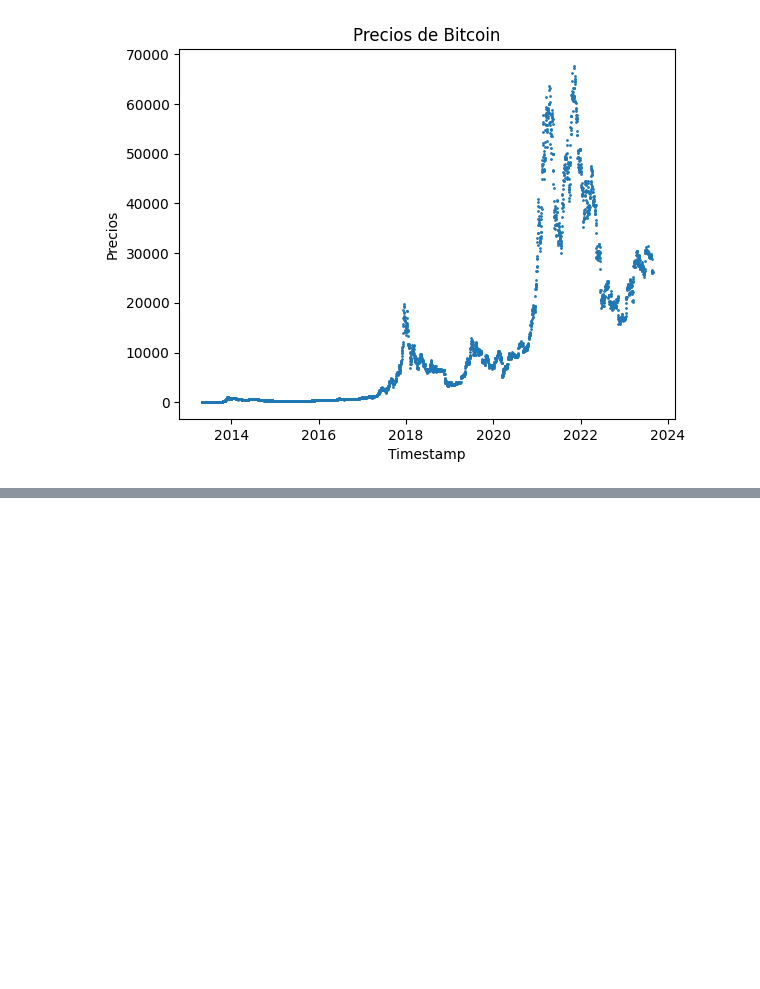
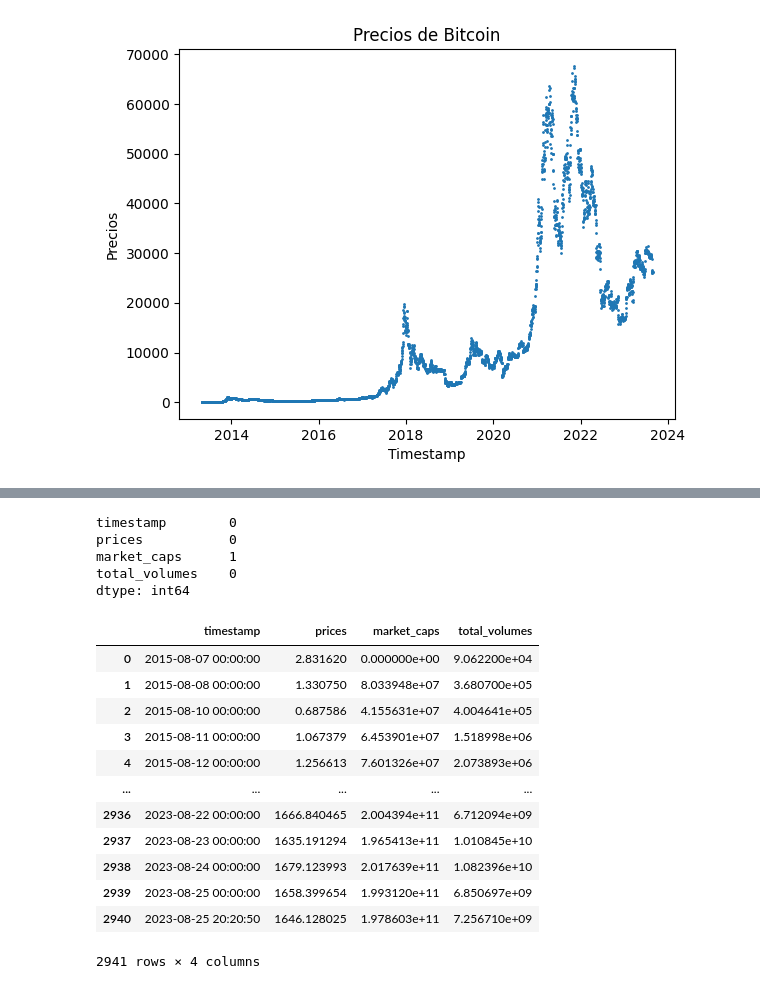
Before and after one commit to Lucaramallo/Cripto_analisis_lucaramallo, a Jupyter notebook: ETLs/ETL_Coingecko_API.ipynb, the cells around one changed output, grey strips where cells are left out. Drawn from its saved outputs; the diff is of its cells as text; code cells hidden in the pictures; blank space fills up the shorter version.

```diff
--- a/ETLs/ETL_Coingecko_API.ipynb
+++ b/ETLs/ETL_Coingecko_API.ipynb
@@ -1480,0 +1535,24 @@ df_bit.to_csv('../EDA_ETL_Hybrid_analisis_Csvs_Cleaned/df_bit.csv',mode='w', ind
+# %%
+df_bit.isnull().sum()
+# %% [output]
+timestamp        0
+prices           0
+market_caps      1
+total_volumes    0
+dtype: int64
+# %%
+df_bit.drop_duplicates()
+# %% [output]
+|  | timestamp | prices | market_caps | total_volumes |
+| 0 | 2015-08-07 00:00:00 | 2.831620 | 0.000000e+00 | 9.062200e+04 |
+| 1 | 2015-08-08 00:00:00 | 1.330750 | 8.033948e+07 | 3.680700e+05 |
+| 2 | 2015-08-10 00:00:00 | 0.687586 | 4.155631e+07 | 4.004641e+05 |
+| 3 | 2015-08-11 00:00:00 | 1.067379 | 6.453901e+07 | 1.518998e+06 |
+| 4 | 2015-08-12 00:00:00 | 1.256613 | 7.601326e+07 | 2.073893e+06 |
+| ... | ... | ... | ... | ... |
+| 2936 | 2023-08-22 00:00:00 | 1666.840465 | 2.004394e+11 | 6.712094e+09 |
+| 2937 | 2023-08-23 00:00:00 | 1635.191294 | 1.965413e+11 | 1.010845e+10 |
+| 2938 | 2023-08-24 00:00:00 | 1679.123993 | 2.017639e+11 | 1.082396e+10 |
+| 2939 | 2023-08-25 00:00:00 | 1658.399654 | 1.993120e+11 | 6.850697e+09 |
+| 2940 | 2023-08-25 20:20:50 | 1646.128025 | 1.978603e+11 | 7.256710e+09 |
+2941 rows × 4 columns
```
Also changed, not shown: parts of 8 cells of this notebook, 2 other files.
